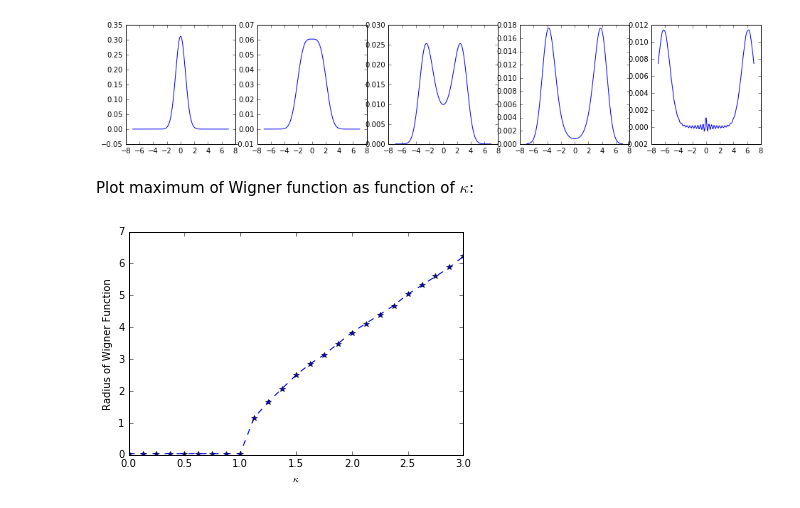
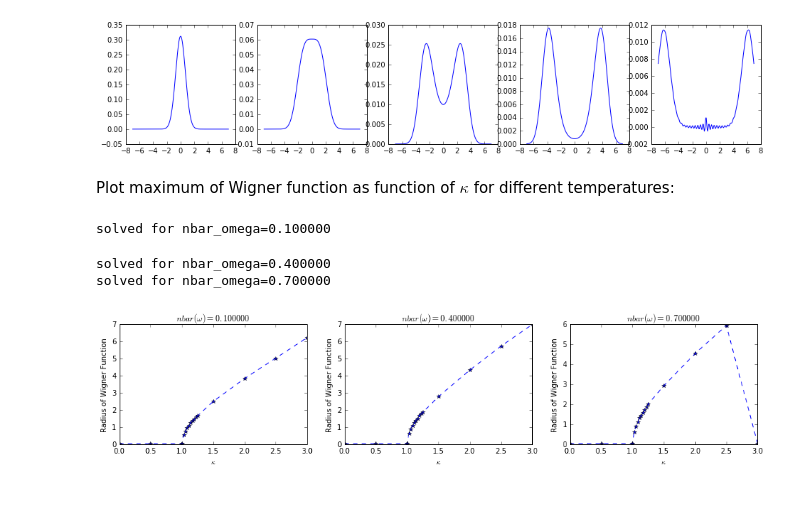
Before and after one commit to nadav-steiner/vdp-oscillator, a Jupyter notebook: VdP Oscillator Lindblad Solution.ipynb, the cells around one changed output. Cells and saved outputs as stored; diff of their text form; code cells hidden in the pictures.

```diff
--- a/VdP Oscillator Lindblad Solution.ipynb
+++ b/VdP Oscillator Lindblad Solution.ipynb
@@ -76,13 +47,13 @@ Solve the lindblad equation to get $\rho(t)$ at a later time:
 rho_arr = []
 tlist = np.linspace(0.0, 20.0, tN)
 for kap in kappa:
-    rho_arr.append(solve_lindblad(gamma1, gamma2, nbar_omega, nbar2_omega, nbar_delta, kap, rho0, tlist))
+    rho_arr.append(VdP.solve_lindblad(gamma1, gamma2, nbar_omega, nbar_delta, kap, rho0, tlist))
 # %% [markdown]
 Solve for many kappas:
 # %%
 rho_arr2 = []
 for kap in kappa2:
-    rho_arr2.append(solve_lindblad(gamma1, gamma2, nbar_omega, nbar2_omega, nbar_delta, kap, rho0, tlist))
+    rho_arr2.append(VdP.solve_lindblad(gamma1, gamma2, nbar_omega, nbar_delta, kap, rho0, tlist))
 # %% [markdown]
 Calculate position, momentum and phonon number expectation values:
 # %%
@@ -231,18 +205,28 @@ plt.show()
 # %% [output]
 [figure]
 # %% [markdown]
-Plot maximum of Wigner function as function of $\kappa$:
+Plot maximum of Wigner function as function of $\kappa$ for different temperatures:
-# %%
-xvec = np.linspace(-7,7,200)
-max_pts = []
-for i,rho in enumerate(rho_arr2):
-    # get wigner func
-    W2 = qutip.wigner(rho.states[tN-1], xvec, xvec)
-    max_pts.append(xvec[np.argmax(W2[n0])])
-# %%
-ax = plt.plot(kappa2, np.absolute(max_pts), '--b*')
-plt.xlabel("$\kappa$")
-plt.ylabel("Radius of Wigner Function")
-plt.show()
-# %% [output]
-[figure, removed]
+# %%
+tlist = np.linspace(0.0, 20.0, tN)
+nbar_omega = (0.1, 0.4, 0.7)
+kappa = np.linspace(0, 1, 3)
+kappa = np.append(kappa, np.linspace(1, 1.25, 10))
+kappa = np.append(kappa, np.linspace(1.5, 3, 4))
+rho0 = qutip.fock_dm(N, 0)
+# %%
+results = [[0 for j in kappa] for i in nbar_omega]
+fig1, axes = plt.subplots(1, len(nbar_omega), figsize=(16, 3))
+for i, nb in enumerate(nbar_omega):
+    for j, kap in enumerate(kappa):
+        results[i][j] = VdP.solve_lindblad(gamma1, gamma2, nb, nb, kap, rho0, tlist)
+    print("solved for nbar_omega=%f" % nb)
+    VdP.plot_max_W_func(kappa, nb, results[i], axes[i])
+
+# plt.hold(True)
+# plt.plot(kappa)
+plt.show()
+# %% [output]
+solved for nbar_omega=0.100000
+solved for nbar_omega=0.400000
+solved for nbar_omega=0.700000
+[figure, added]
```
Also changed, not shown: parts of 8 cells of this notebook, 1 other file.
